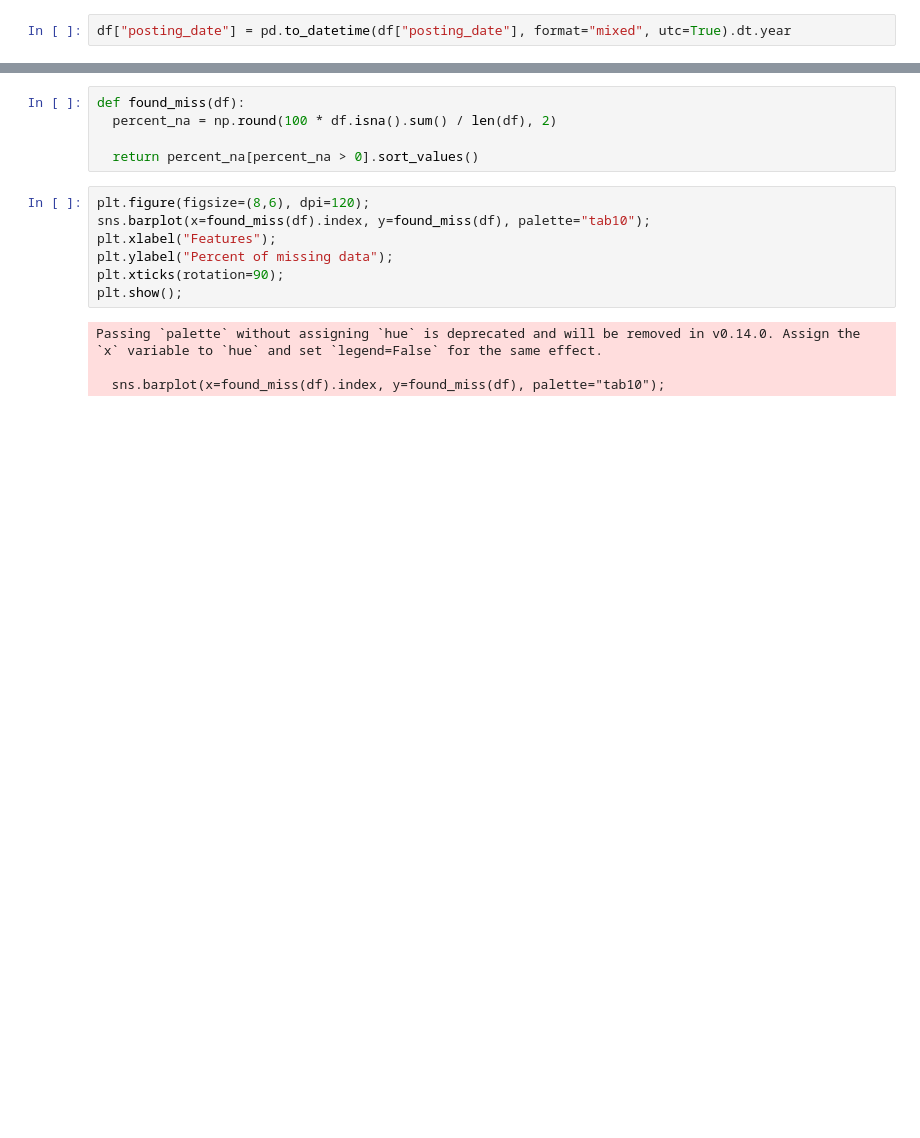
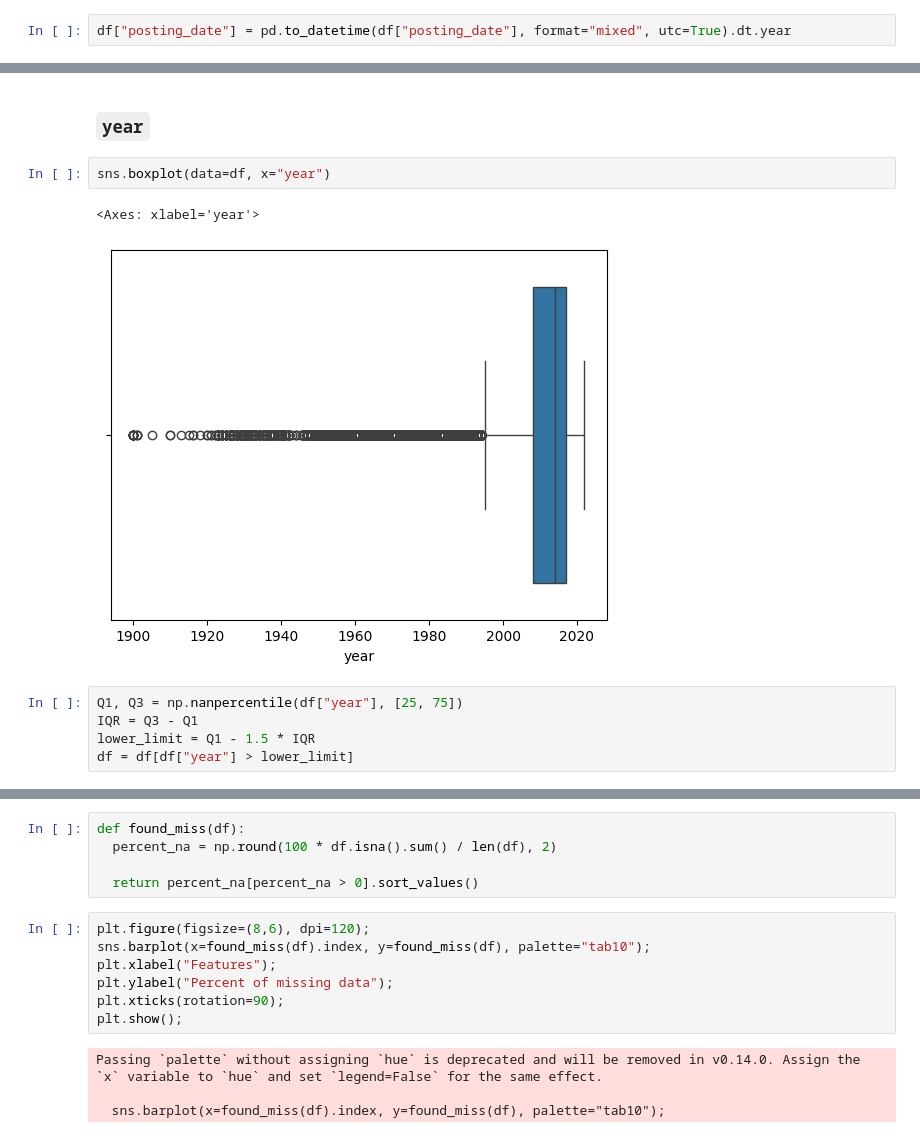
Before and after one commit to MoyMarMois/Carset, a Jupyter notebook: carset.ipynb, the cells around one changed output, grey strips where cells are left out. Cells and saved outputs as stored; diff of their text form; blank space fills up the shorter version.

```diff
--- a/carset.ipynb
+++ b/carset.ipynb
@@ -86,0 +91,12 @@ Name: price, dtype: float64
+# %% [markdown]
+### `year`
+# %%
+sns.boxplot(data=df, x="year")
+# %% [output]
+<Axes: xlabel='year'>
+[figure, added]
+# %%
+Q1, Q3 = np.nanpercentile(df["year"], [25, 75])
+IQR = Q3 - Q1
+lower_limit = Q1 - 1.5 * IQR
+df = df[df["year"] > lower_limit]
```
Also changed, not shown: parts of 101 cells of this notebook.
